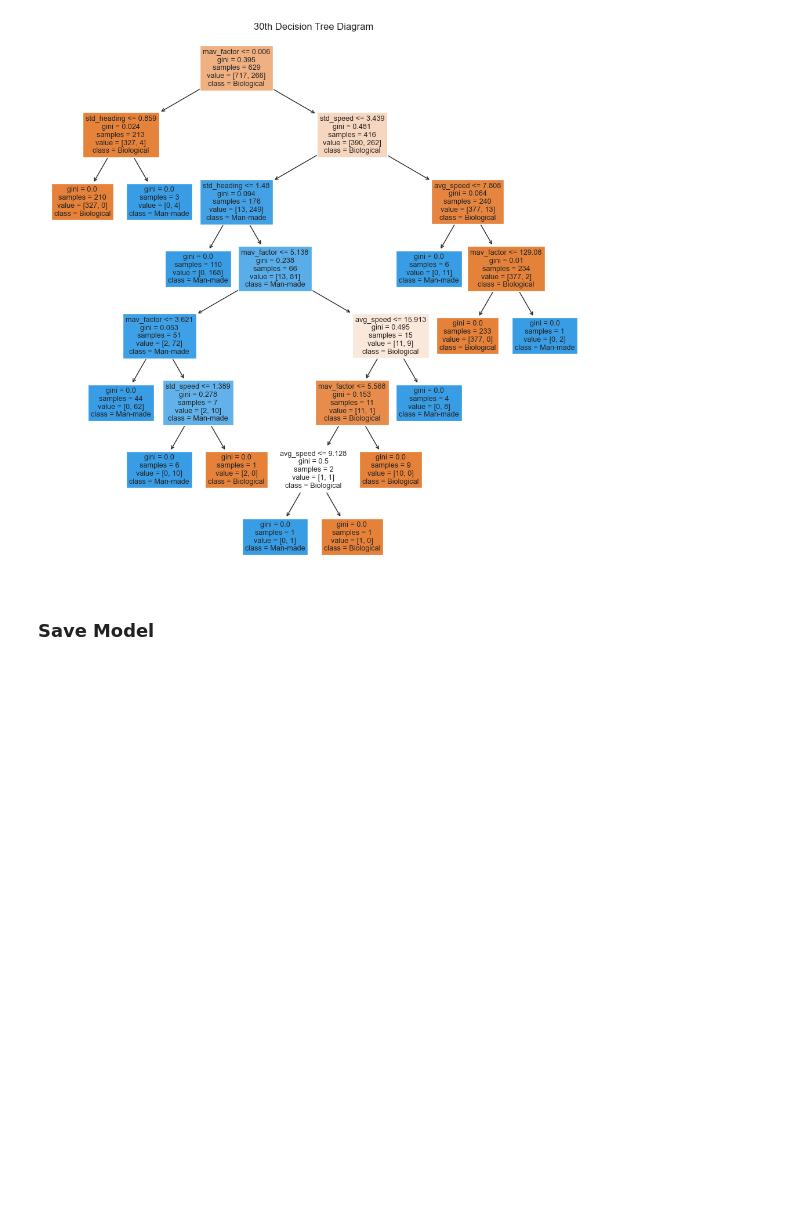
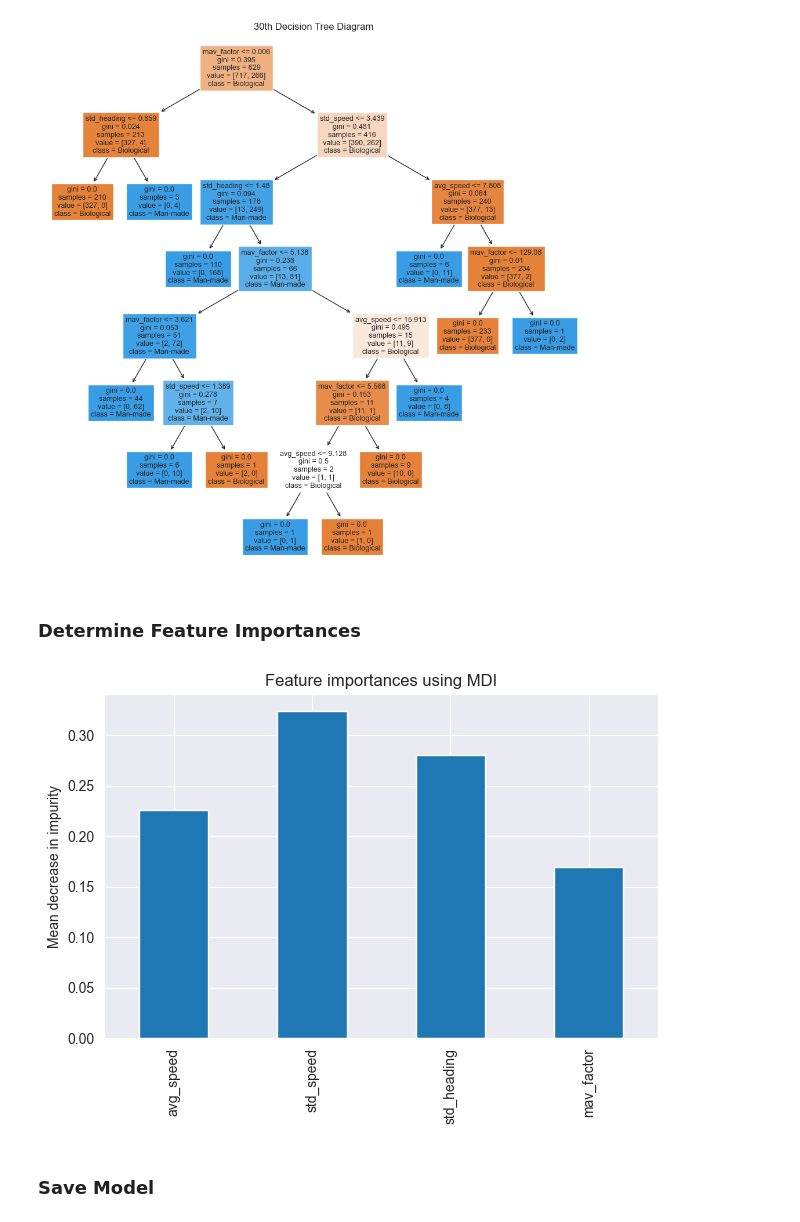
Before and after one commit to tuckerdickson/RADAR-Declutter, a Jupyter notebook: notebooks/preprocessing_gps.ipynb, the cells around one changed output. Saved outputs shown, nothing was run; the diff lists cells and outputs as text; code cells hidden in the pictures; blank space fills up the shorter version.

Commit message:
Feature importance

```diff
--- a/notebooks/preprocessing_gps.ipynb
+++ b/notebooks/preprocessing_gps.ipynb
@@ -343,6 +343,20 @@ number of trees in rf: 100
 [figure]
 [figure]
 [figure]
+# %% [markdown]
+### Determine Feature Importances
+# %%
+importance = rf.feature_importances_
+
+forest_importance = pd.Series(importance, index=list(X_new.columns))
+
+fig, ax = plt.subplots()
+forest_importance.plot.bar(ax=ax)
+ax.set_title("Feature importances using MDI")
+ax.set_ylabel("Mean decrease in impurity")
+fig.tight_layout()
+# %% [output]
+[figure, added]
 # %% [markdown]
 ### Save Model
 # %%
```
